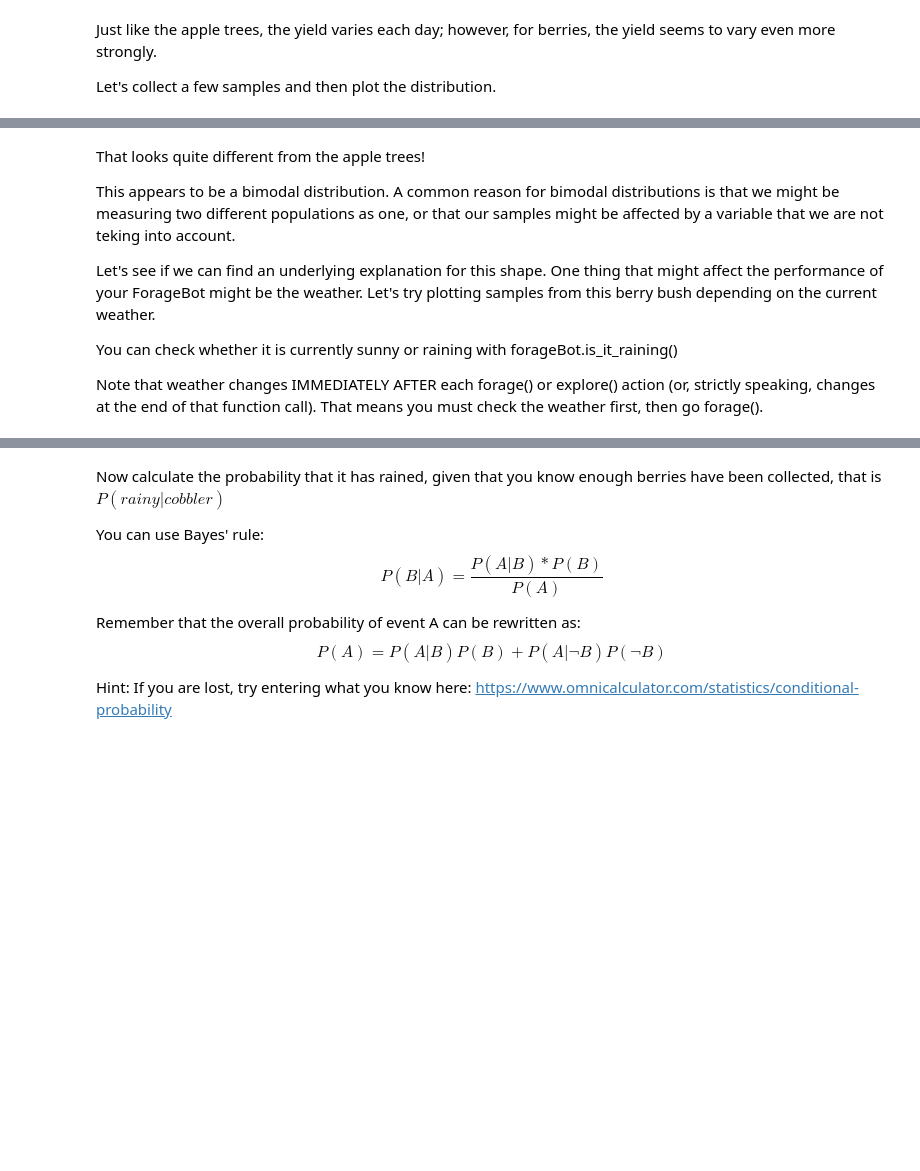
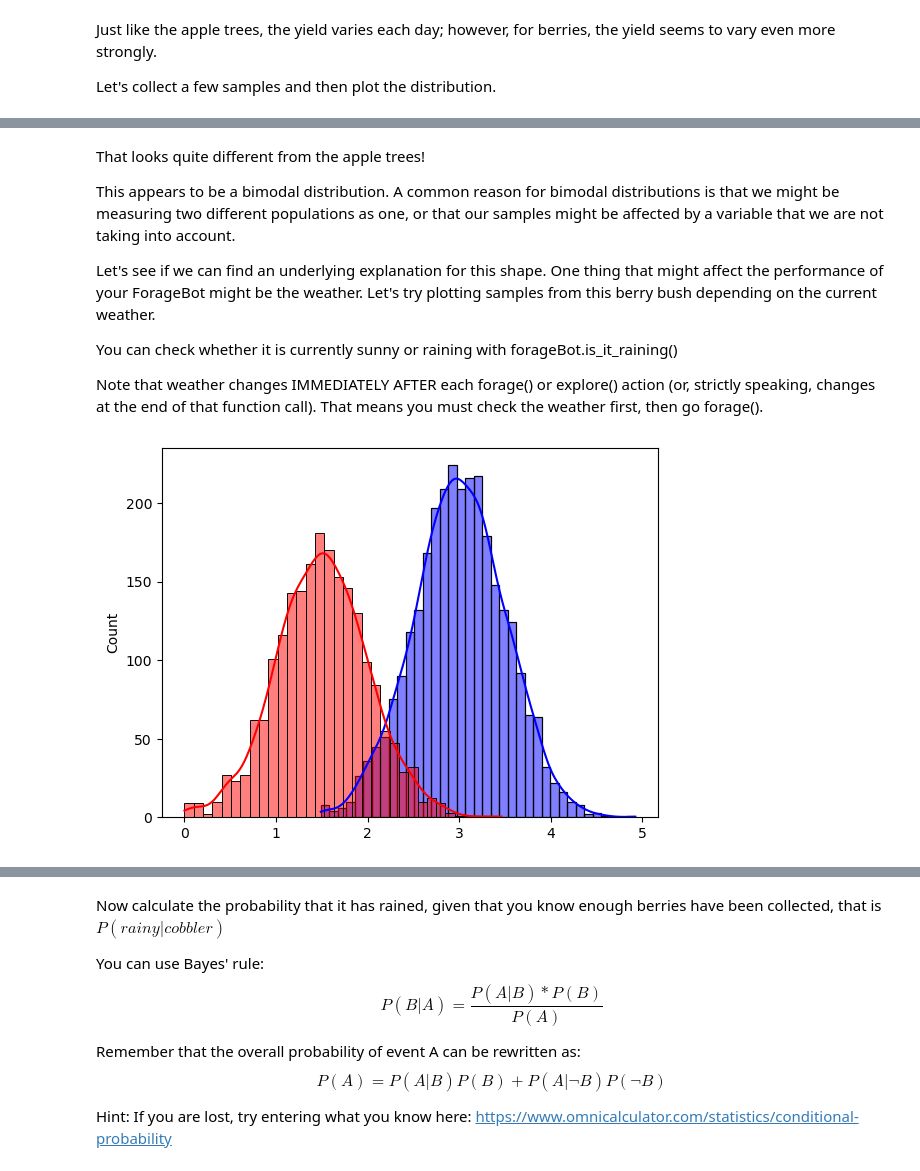
Before and after one commit to grapel2/computational-thinking-week-individual-15029239, a Jupyter notebook: computational-thinking-week-individual-15029239/challenge_foraging/challenge_foraging_robot.ipynb, the cells around one changed output, grey strips where cells are left out. Drawn from its saved outputs; the diff is of its cells as text; code cells hidden in the pictures; blank space fills up the shorter version.

```diff
--- a/computational-thinking-week-individual-15029239/challenge_foraging/challenge_foraging_robot.ipynb
+++ b/computational-thinking-week-individual-15029239/challenge_foraging/challenge_foraging_robot.ipynb
@@ -242,7 +277,7 @@ plot_distribution(samples)
 # %% [markdown]
 That looks quite different from the apple trees!
 
-This appears to be a bimodal distribution. A common reason for bimodal distributions is that we might be measuring two different populations as one, or that our samples might be affected by a variable that we are not teking into account.
+This appears to be a bimodal distribution. A common reason for bimodal distributions is that we might be measuring two different populations as one, or that our samples might be affected by a variable that we are not taking into account.
 
 Let's see if we can find an underlying explanation for this shape. One thing that might affect the performance of your ForageBot might be the weather. Let's try plotting samples from this berry bush depending on the current weather.
 
@@ -252,19 +287,24 @@ Note that weather changes IMMEDIATELY AFTER each forage() or explore() action (o
 # %%
 # Set random seed so output matches the expected output
 np.random.seed(42)
 
 samples_sunny = []
 samples_rainy = []
 
 for i in range(5000):
-    # Write code here to fill the lists above with a total of 5000 samples
-    pass
-
-
+    # Check weather
+    if forageBot.is_it_raining():
+        # Rain?
+        samples_rainy.append(forageBot.forage(bush_one))
+    else:
+        # SUN!
+        samples_sunny.append(forageBot.forage(bush_one))
 
 # Plot distributions
 plot_distribution(samples_sunny, color='blue')
 plot_distribution(samples_rainy, color='red')
+# %% [output]
+[figure, added]
 # %% [markdown]
 You should generate this image:
 
```
Also changed, not shown: parts of 18 cells of this notebook, 1 other file.
